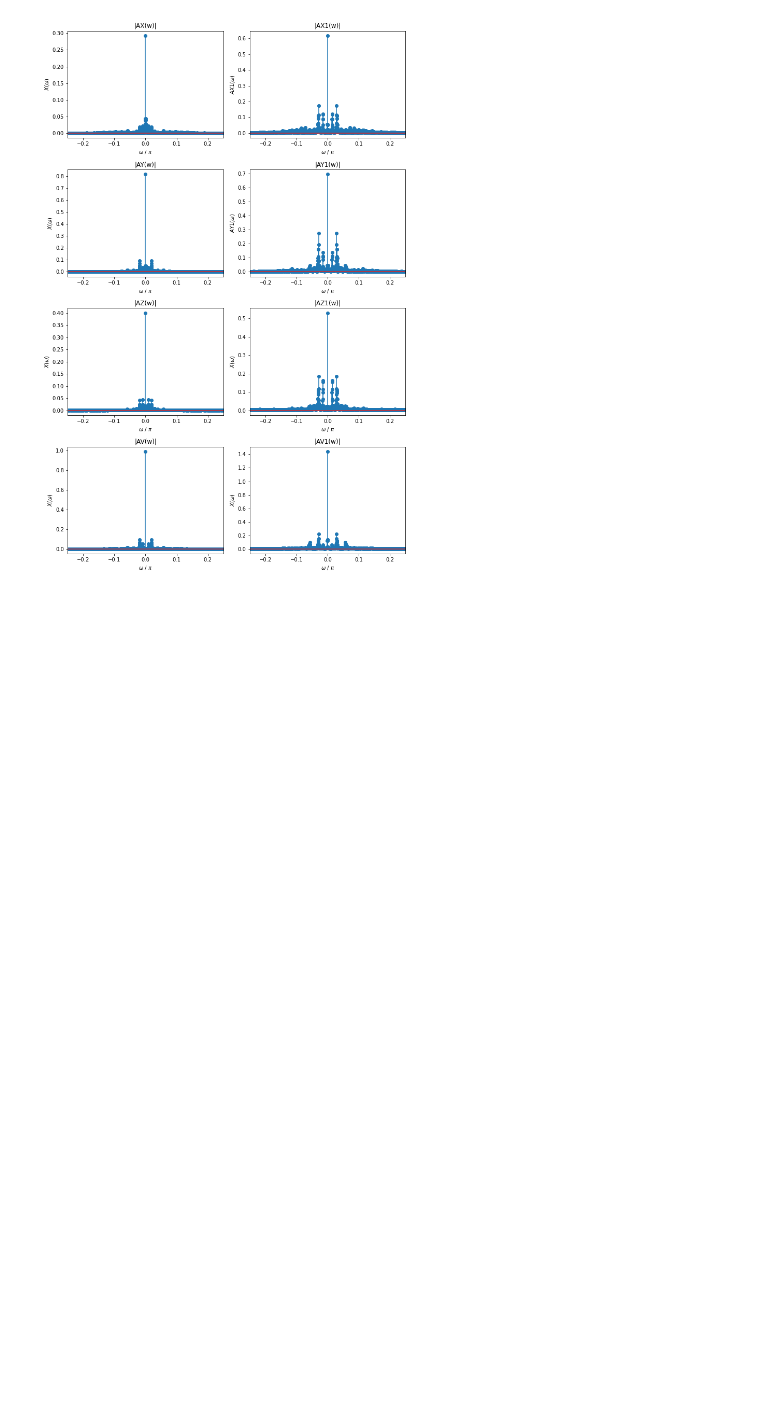
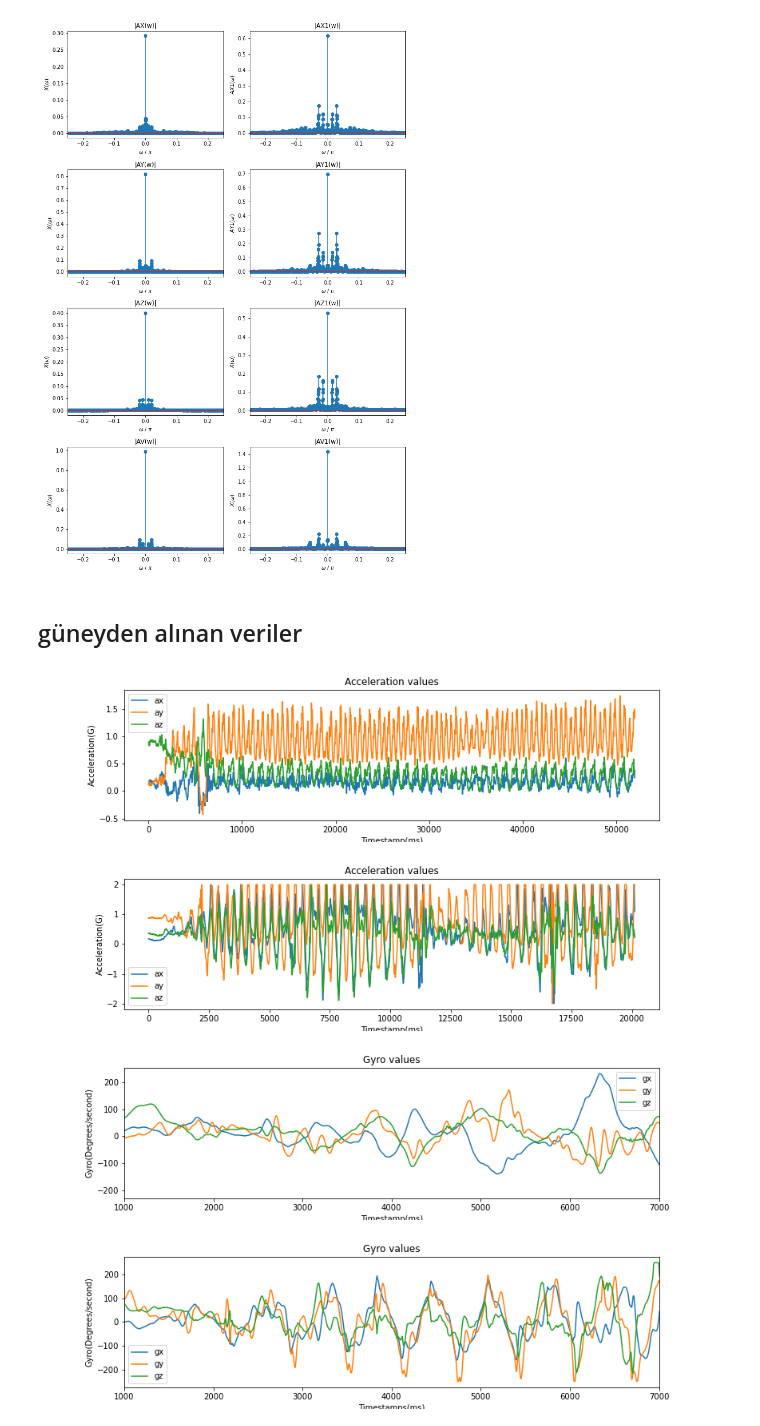
Before and after one commit to fouad1233/pico_step_counter, a Jupyter notebook: data/data_analyze.ipynb, the cells around one changed output. Drawn from its saved outputs; the diff is of its cells as text; code cells hidden in the pictures; blank space fills up the shorter version.

Commit message:
ivme ölçerden alınan veriler güney için de çizdirildi

```diff
--- a/data/data_analyze.ipynb
+++ b/data/data_analyze.ipynb
@@ -465,3 +465,62 @@ mplcursors.cursor([markerline_ax, markerline_ay, markerline_az, markerline_av, m
 plt.show()
 # %% [output]
 [figure]
+# %% [markdown]
+## güneyden alınan veriler
+# %%
+file_path = 'guney_cevrede_yuruyor.txt'
+timestamps, ax, ay, az, gx, gy, gz = read_and_process_data(file_path)
+file_path1 = 'guney_cevrede_kosuyor.txt'
+timestamps1, ax1, ay1, az1, gx1, gy1, gz1 = read_and_process_data(file_path1)
+
+#plot the data ax,ay and az
+%matplotlib widget
+plt.figure(figsize=(12, 3))
+plt.plot(timestamps, ax, label='ax')
+plt.plot(timestamps, ay, label='ay')
+plt.plot(timestamps, az, label='az')
+plt.legend()
+plt.xlabel('Timestamp(ms)')
+plt.ylabel('Acceleration(G)')
+plt.title('Acceleration values')
+plt.show()
+
+
+plt.figure(figsize=(12, 3))
+plt.plot(timestamps1, ax1, label='ax')
+plt.plot(timestamps1, ay1, label='ay')
+plt.plot(timestamps1, az1, label='az')
+plt.legend()
+plt.xlabel('Timestamp(ms)')
+plt.ylabel('Acceleration(G)')
+plt.title('Acceleration values')
+plt.show()
+
+#plot the data gx,gy and gz
+
+plt.figure(figsize=(12, 3))
+plt.plot(timestamps, gx, label='gx')
+plt.plot(timestamps, gy, label='gy')
+plt.plot(timestamps, gz, label='gz')
+plt.legend()
+plt.xlabel('Timestamp(ms)')
+plt.ylabel('Gyro(Degrees/second)')
+plt.title('Gyro values')
+plt.xlim([1000,7000])
+plt.show()
+
+plt.figure(figsize=(12, 3))
+plt.plot(timestamps1, gx1, label='gx')
+plt.plot(timestamps1, gy1, label='gy')
+plt.plot(timestamps1, gz1, label='gz')
+plt.legend()
+plt.xlabel('Timestamps(ms)')
+plt.ylabel('Gyro(Degrees/second)')
+plt.title('Gyro values')
+plt.xlim([1000,7000])
+plt.show()
+# %% [output]
+[figure, added]
+[figure, added]
+[figure, added]
+[figure, added]
```
Also changed, not shown: parts of 2 cells of this notebook.
